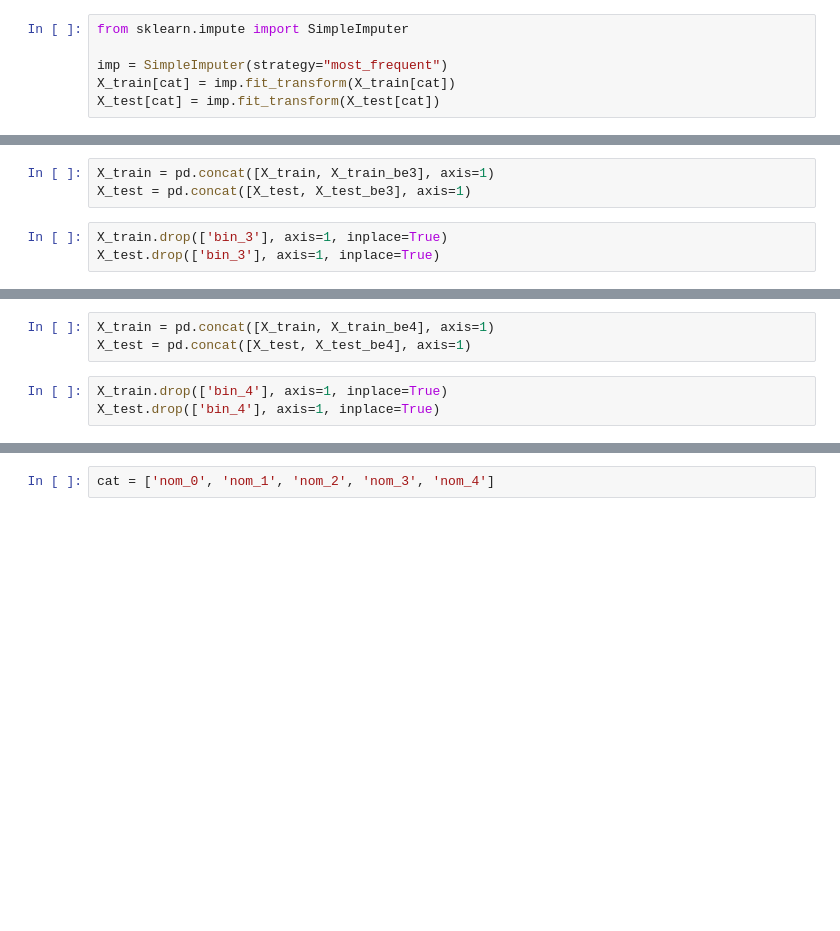
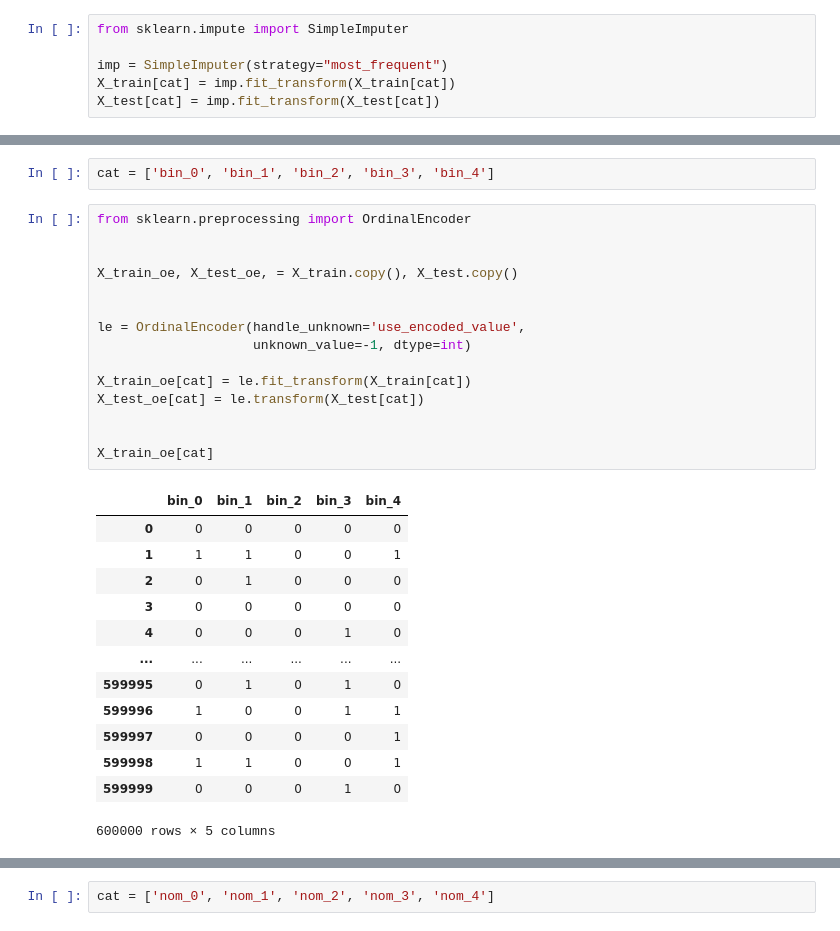
Before and after one commit to elisha0904/2022-ML-assignment, a Jupyter notebook: group-assignment-3/DT_2.ipynb, the cells around one changed output, grey strips where cells are left out. Cells and saved outputs as stored; diff of their text form; blank space fills up the shorter version.

```diff
--- a/group-assignment-3/DT_2.ipynb
+++ b/group-assignment-3/DT_2.ipynb
@@ -38,6 +24,0 @@ X_test_be3 = BE.transform(X_test['bin_3'])
-# %%
-X_train = pd.concat([X_train, X_train_be3], axis=1)
-X_test = pd.concat([X_test, X_test_be3], axis=1)
-# %%
-X_train.drop(['bin_3'], axis=1, inplace=True)
-X_test.drop(['bin_3'], axis=1, inplace=True)
@@ -54,6 +24,0 @@ X_test_be4 = BE.transform(X_test['bin_4'])
-# %%
-X_train = pd.concat([X_train, X_train_be4], axis=1)
-X_test = pd.concat([X_test, X_test_be4], axis=1)
-# %%
-X_train.drop(['bin_4'], axis=1, inplace=True)
-X_test.drop(['bin_4'], axis=1, inplace=True)
@@ -61,0 +32,31 @@ X_train.info()
+# %%
+cat = ['bin_0', 'bin_1', 'bin_2', 'bin_3', 'bin_4']
+# %%
+from sklearn.preprocessing import OrdinalEncoder
+
+
+X_train_oe, X_test_oe, = X_train.copy(), X_test.copy()
+
+
+le = OrdinalEncoder(handle_unknown='use_encoded_value',
+                    unknown_value=-1, dtype=int)
+
+X_train_oe[cat] = le.fit_transform(X_train[cat])
+X_test_oe[cat] = le.transform(X_test[cat])
+
+
+X_train_oe[cat]
+# %% [output]
+|  | bin_0 | bin_1 | bin_2 | bin_3 | bin_4 |
+| 0 | 0 | 0 | 0 | 0 | 0 |
+| 1 | 1 | 1 | 0 | 0 | 1 |
+| 2 | 0 | 1 | 0 | 0 | 0 |
+| 3 | 0 | 0 | 0 | 0 | 0 |
+| 4 | 0 | 0 | 0 | 1 | 0 |
+| ... | ... | ... | ... | ... | ... |
+| 599995 | 0 | 1 | 0 | 1 | 0 |
+| 599996 | 1 | 0 | 0 | 1 | 1 |
+| 599997 | 0 | 0 | 0 | 0 | 1 |
+| 599998 | 1 | 1 | 0 | 0 | 1 |
+| 599999 | 0 | 0 | 0 | 1 | 0 |
+600000 rows × 5 columns
```
Also changed, not shown: parts of 78 cells of this notebook.
